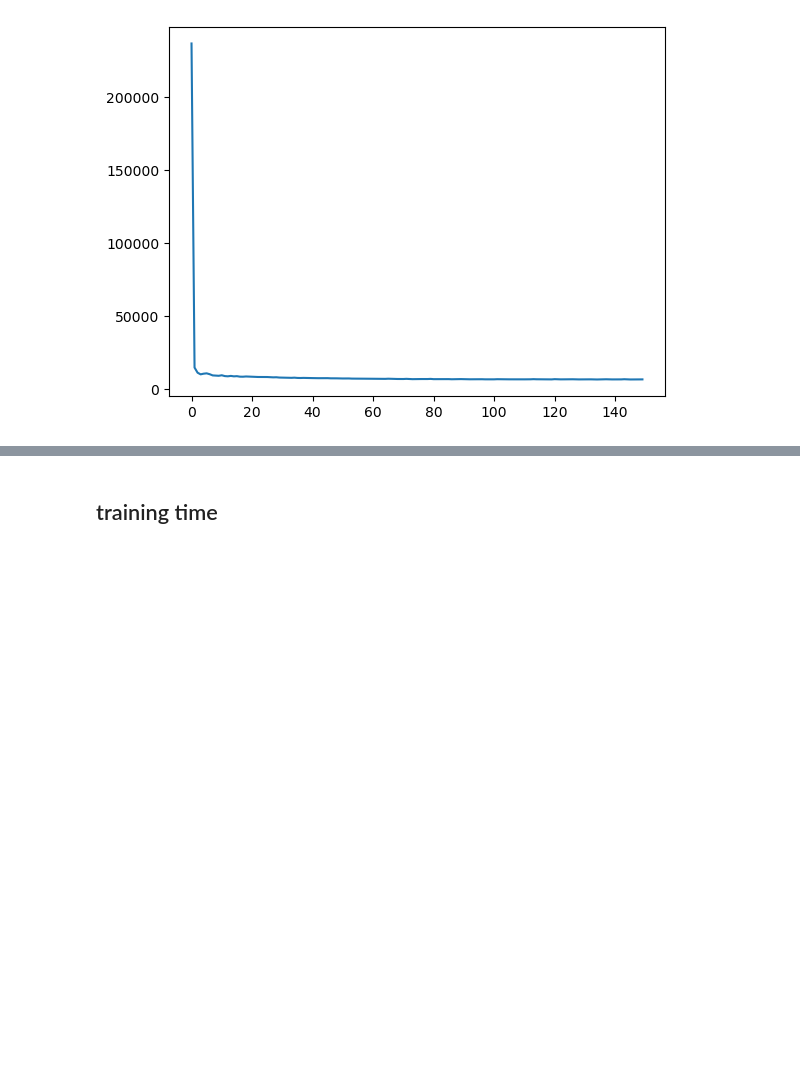
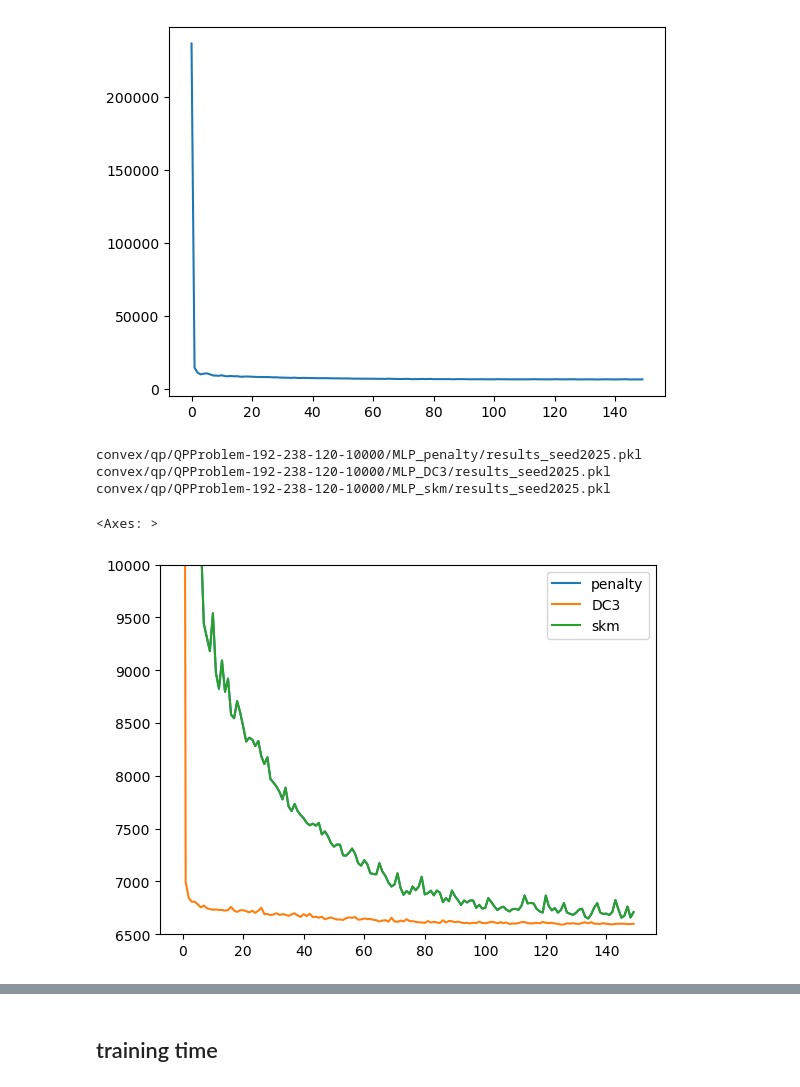
Before and after one commit to a874h/FSNet, a Jupyter notebook: results/get_results_AH.ipynb, the cells around one changed output, grey strips where cells are left out. Saved outputs shown, nothing was run; the diff lists cells and outputs as text; code cells hidden in the pictures; blank space fills up the shorter version.

Commit message:
added comparison of convergence plotting

```diff
--- a/results/get_results_AH.ipynb
+++ b/results/get_results_AH.ipynb
@@ -87,3 +87,42 @@ df.loss.plot()
 # %% [output]
 <Axes: >
 [figure]
+# %%
+# ALL ALGO
+prob_type = "convex"
+prob_name = "qp"
+row_l = []
+seed = 2025
+#algo_l = ['DC3','FSNet','skm']
+#algo_l = ['penalty','FSNet','DC3','skm']
+algo_l = ['penalty','DC3','skm']
+#algo_l = ['penalty','skm']
+#algo_l = ['FSNet']
+batch_size = 256
+#fname = "Problem-100-50-50-10000"
+fname = "Problem-192-238-120-10000"
+#fname ="Problem-360-432-288-10000"
+df_all=pd.DataFrame()
+for i,method in enumerate(algo_l):
+    #dir_path = f"{prob_type}/{prob_name}/{prob_name.upper()}Problem-100-50-50-10000/MLP_{method}/results_seed{seed}.pkl"
+    #dir_path = f"{prob_type}/{prob_name}/{prob_name.upper()}Problem-192-238-120-1000/MLP_{method}/results_seed{seed}.pkl"
+    dir_path = f"{prob_type}/{prob_name}/{prob_name.upper()}{fname}/MLP_{method}/results_seed{seed}.pkl"
+    print(dir_path)
+    results = load_results(dir_path)
+    # Get batch comparison data from the loaded results
+    #batch_comparison = results['test_results']['batch_size_comparison']
+    # get only batchsize 256
+    #metrics = (results['test_results']['batch_size_comparison'].pop(batch_size))['metrics']
+    df = pd.DataFrame(results['train_history'])
+    df = df.loss
+    df_all[method]=df
+
+
+df_all
+df_all.plot(ylim=[6500,10000])
+# %% [output]
+convex/qp/QPProblem-192-238-120-10000/MLP_penalty/results_seed2025.pkl
+convex/qp/QPProblem-192-238-120-10000/MLP_DC3/results_seed2025.pkl
+convex/qp/QPProblem-192-238-120-10000/MLP_skm/results_seed2025.pkl
+<Axes: >
+[figure, added]
```
Also changed, not shown: parts of 2 cells of this notebook.
